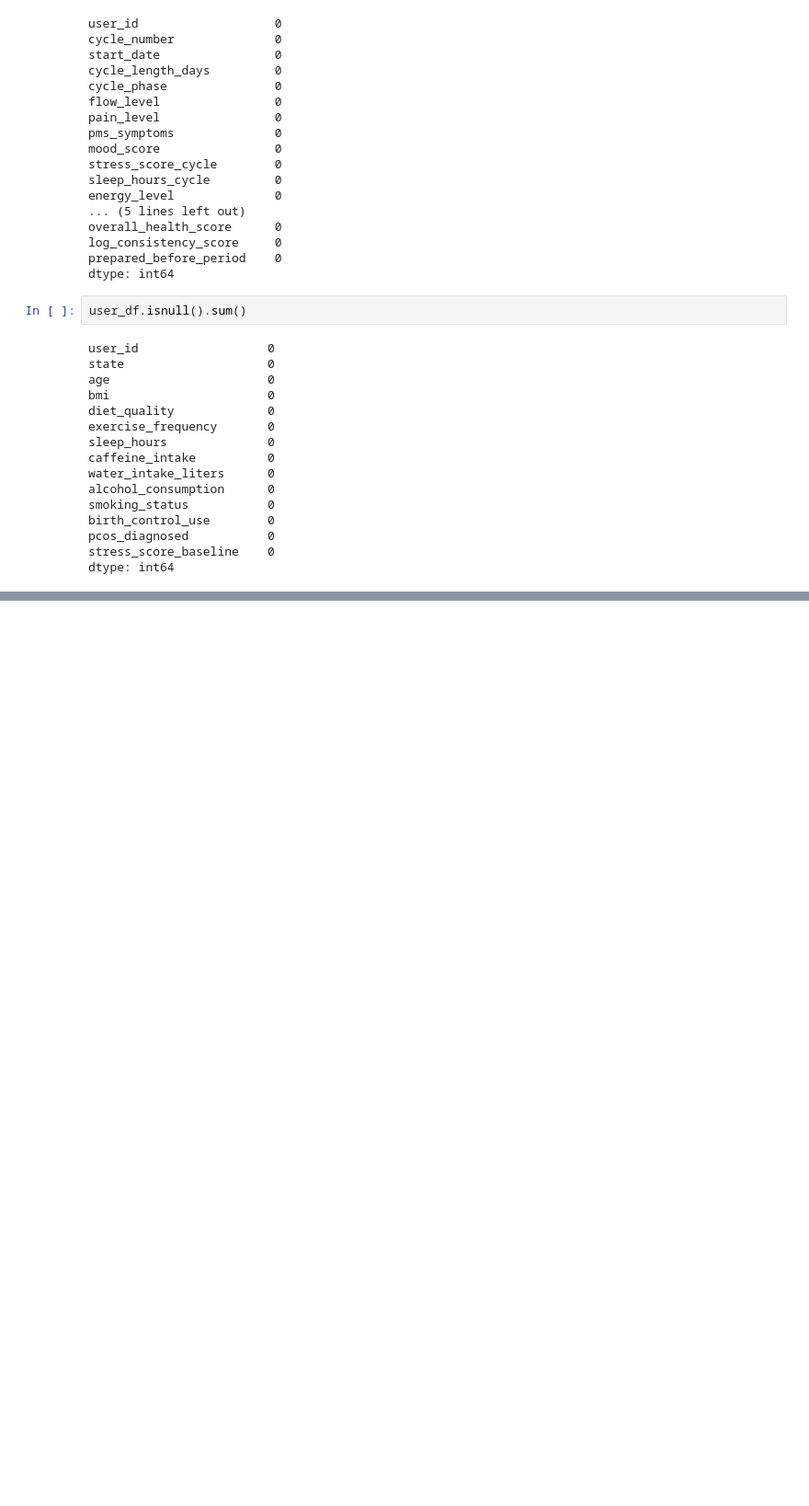
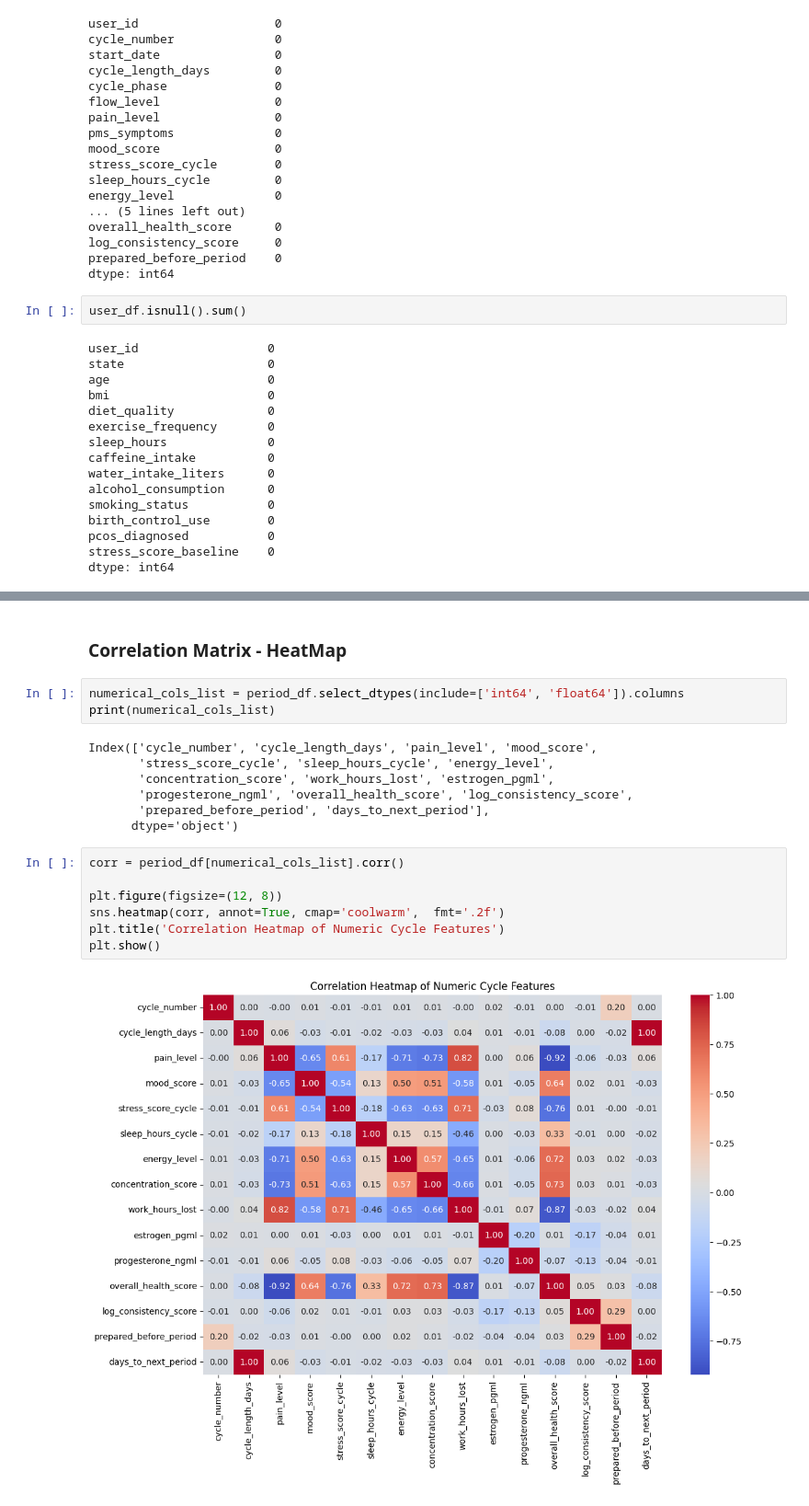
Before and after one commit to sushmitamalakar10/data-science-projects, a Jupyter notebook: Menstrual Cycle Tracker/menstrual_cycle.ipynb, the cells around one changed output, grey strips where cells are left out. Shown at 92% size. Drawn from its saved outputs; the diff is of its cells as text; blank space fills up the shorter version.

Commit message:
categorical and numerical feature analysis

```diff
--- a/Menstrual Cycle Tracker/menstrual_cycle.ipynb
+++ b/Menstrual Cycle Tracker/menstrual_cycle.ipynb
@@ -245,0 +385,21 @@ dtype: int64
+# %% [markdown]
+### Correlation Matrix - HeatMap
+# %%
+numerical_cols_list = period_df.select_dtypes(include=['int64', 'float64']).columns
+print(numerical_cols_list)
+# %% [output]
+Index(['cycle_number', 'cycle_length_days', 'pain_level', 'mood_score',
+       'stress_score_cycle', 'sleep_hours_cycle', 'energy_level',
+       'concentration_score', 'work_hours_lost', 'estrogen_pgml',
+       'progesterone_ngml', 'overall_health_score', 'log_consistency_score',
+       'prepared_before_period', 'days_to_next_period'],
+      dtype='object')
+# %%
+corr = period_df[numerical_cols_list].corr()
+
+plt.figure(figsize=(12, 8))
+sns.heatmap(corr, annot=True, cmap='coolwarm',  fmt='.2f')
+plt.title('Correlation Heatmap of Numeric Cycle Features')
+plt.show()
+# %% [output]
+[figure, added]
```
Also changed, not shown: parts of 34 cells of this notebook.
